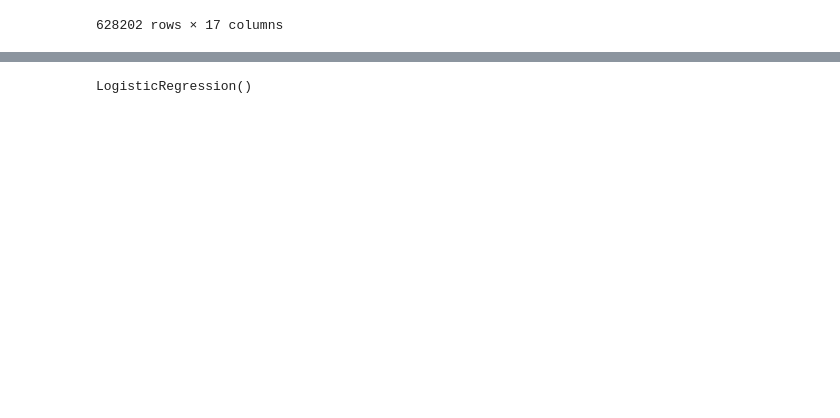
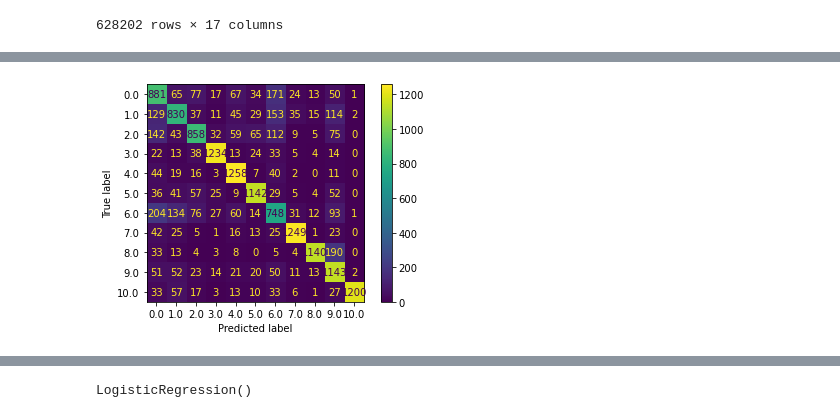
Before and after one commit to SystemOut1324/Datascience_Final_Project, a Jupyter notebook: Appendix/Manual/Setup_pred_Nikolaj.ipynb, the cells around one changed output, grey strips where cells are left out. Drawn from its saved outputs; the diff is of its cells as text; code cells hidden in the pictures; blank space fills up the shorter version.

```diff
--- a/Appendix/Manual/Setup_pred_Nikolaj.ipynb
+++ b/Appendix/Manual/Setup_pred_Nikolaj.ipynb
@@ -363,7 +351,7 @@ import logging
 logging.basicConfig(format='%(asctime)s : %(levelname)s : %(message)s', level=logging.INFO)
 # %%
 import multiprocessing
-cores = multiprocessing.cpu_count()
+cores = multiprocessing.cpu_count()*2
 # %%
-model2 = Doc2Vec(documents, vector_size = 200, min_count = 3, dm = 0, epochs=15, workers = cores)
+model2 = Doc2Vec(documents, vector_size = 300, min_count = 3, dm = 0, epochs=15, workers = cores)
 # %% [output]
@@ -455,7 +442,7 @@ from sklearn import utils
 #    train_labels[i] = train.type_id[i]
 # %%
 #Model 2 traindata:
-train_arrays2 = np.zeros((model2.docvecs.count,200),dtype="float32")
+train_arrays2 = np.zeros((model2.docvecs.count,300),dtype="float32")
 train_labels2 = np.zeros(model2.docvecs.count,dtype="float32")
 for i in range(model2.docvecs.count):
     train_arrays2[i] = model2.docvecs[i]
@@ -479,7 +466,7 @@ for i in range(model2.docvecs.count):
 # %%
 %%time
 #Inferring vectors for testdata with model2
-test_arrays2 = np.zeros((len(test),200),dtype = "float32")
+test_arrays2 = np.zeros((len(test),300),dtype = "float32")
 for i in range(len(test)):
     test_arrays2[i] = model2.infer_vector(testTok[i], epochs = 20, alpha = 0.025)
 test_labels = np.array(test_typeLst,dtype="float32")
@@ -684,0 +665,5 @@ weighted avg       0.73      0.72      0.73     10623
+# %%
+plot_confusion_matrix(clf, X_test, test_labels)
+plt.show()
+# %% [output]
+[figure, added]
```
Also changed, not shown: parts of 40 cells of this notebook.
